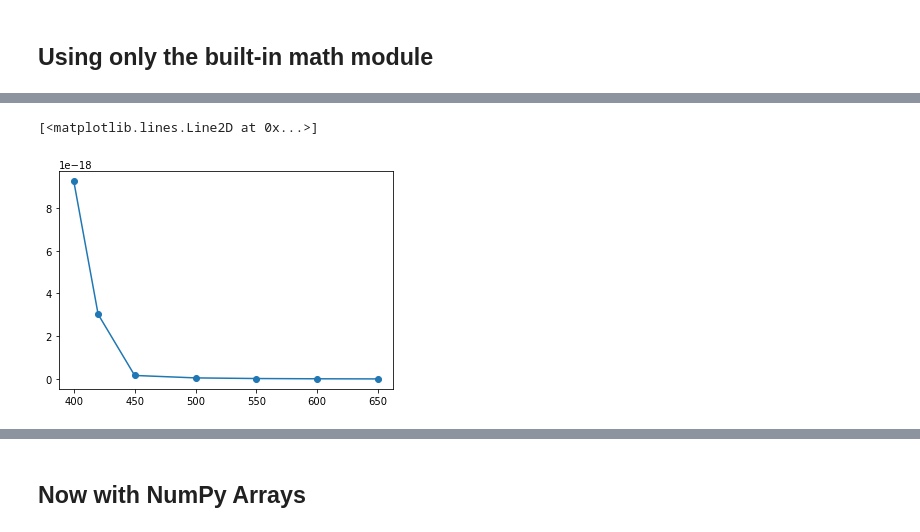
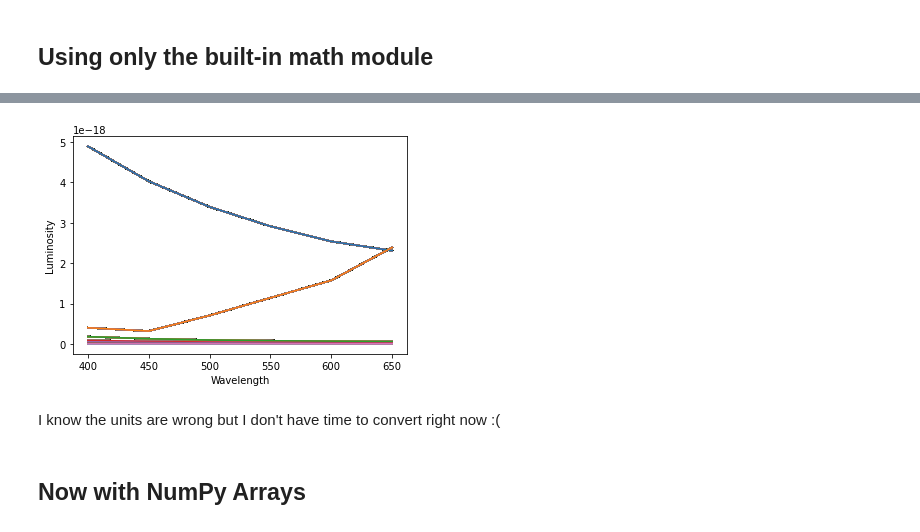
Before and after one commit to ASTR154/scientific-programming, a Jupyter notebook: lucas_scientific_programming.ipynb, the cells around one changed output, grey strips where cells are left out. Drawn from its saved outputs; the diff is of its cells as text; code cells hidden in the pictures.

```diff
--- a/lucas_scientific_programming.ipynb
+++ b/lucas_scientific_programming.ipynb
@@ -49,11 +39,0 @@ radii = [5., 4., 1.6, 1.2,
-# %%
-luminosities = []
-for n in range(0,7):
-    expo = (H_PLANCK * C_LIGHT) / (wavelengths[n] * K_BOLTZMANN * temperatures[n])
-
-    lum = (8 * (3.14 ** 2) * (radii[n] ** 2) *
-           H_PLANCK * (C_LIGHT) ** 2) / (wavelengths[n] ** 5) / ((math.e ** (expo)) - 1)
-
-    luminosities.append(lum)
-
-luminosities
@@ -68,6 +40,46 @@ luminosities
-# %%
-plt.scatter(wavelengths, luminosities)
-plt.plot(wavelengths, luminosities)
-# %% [output]
-[<matplotlib.lines.Line2D at 0x...>]
-[figure, removed]
+# %%
+%%timeit
+
+R_SUN = 6.96e8  # m
+C_LIGHT = 3.00e8  # m / s
+H_PLANCK = 6.63e-34  # J / Hz
+K_BOLTZMANN = 1.38e-23  # J / K
+
+wavelengths = [400, 450, 500, 550, 600, 650]
+
+temperatures = {0: [24000, 25000, 26000, 27000, 28000, 29000],
+                1: [9700, 10000, 15000, 20000, 25000, 30000],
+                2: [7200, 7700, 8200, 8700, 9200, 9700],
+                3: [5700, 6000, 6300, 6600, 6900, 7200],
+                4: [4900, 5000, 5100, 5300, 5500, 5700],
+                5: [3400, 3700, 4000, 4300, 4500, 4900],
+                6: [2100, 2300, 2500, 2700, 3000, 3400]}
+
+radii = {0: [4, 4.5, 5, 5.5, 6, 6.6],
+         1: [1.8, 2, 3, 4, 5, 6.6],
+         2: [1.4, 1.45, 1.5, 1.6, 1.7, 1.8],
+         3: [1.1, 1.15, 1.2, 1.3, 1.35, 1.4],
+         4: [0.9, 0.95, 1, 1.05, 1.07, 1.1],
+         5: [0.7, 0.72, 0.75, 0.8, 0.85, 0.9],
+         6: [0.1, 0.2, 0.3, 0.4, 0.5, 0.6]}
+
+def lumplotter(wvlngth, temp, rad):
+    expo = (H_PLANCK * C_LIGHT) / (wvlngth * K_BOLTZMANN * temp)
+    lum = (8 * (3.14 ** 2) * (rad ** 2) *
+           H_PLANCK * (C_LIGHT) ** 2) / (wvlngth ** 5) / ((math.e ** (expo)) - 1)
+    return lum
+
+luminosity = {}
+
+for n in range(0,7):
+    lum = []
+    for i in range(len(wavelengths)):
+        lumindex = lumplotter(wavelengths[i], temperatures[n][i], radii[n][i])
+        lum.append(lumindex)
+    luminosity[n] = lum
+
+for n in range(0,7):
+    plt.plot(wavelengths, luminosity[n])
+    plt.xlabel('Wavelength')
+    plt.ylabel('Luminosity')
+# %% [output]
@@ -74,3 +87,6 @@ plt.plot(wavelengths, luminosities)
+[figure, added]
+# %% [markdown]
+I know the units are wrong but I don't have time to convert right now :(
 # %% [markdown]
 ## Now with NumPy Arrays
 # %%
```
Also changed, not shown: parts of 13 cells of this notebook.
